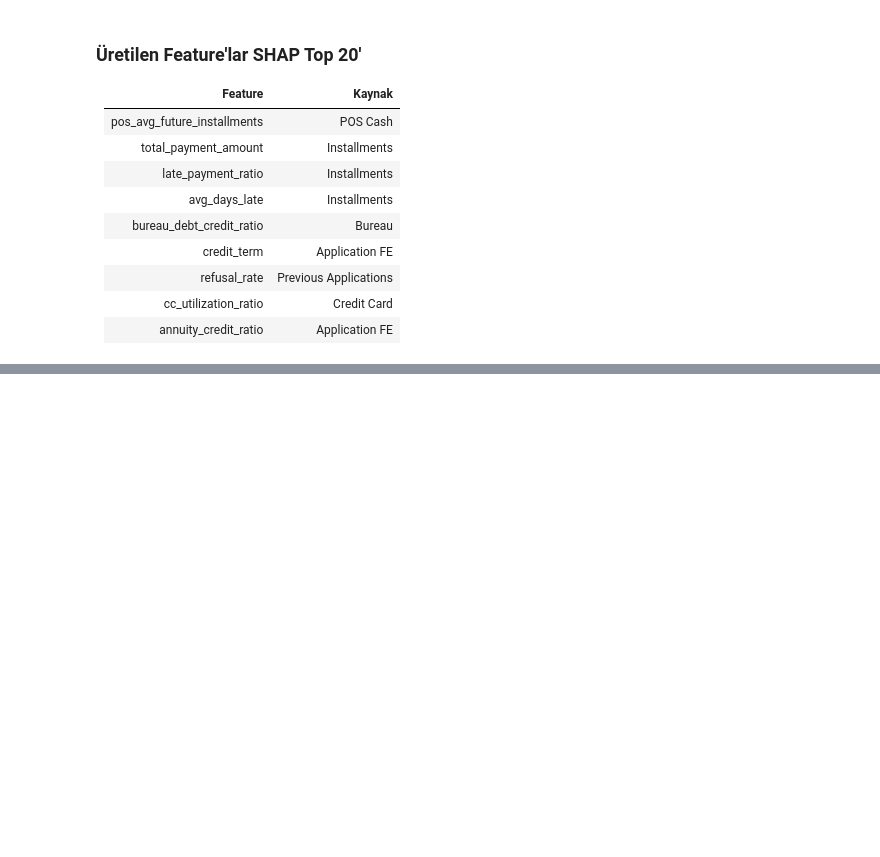
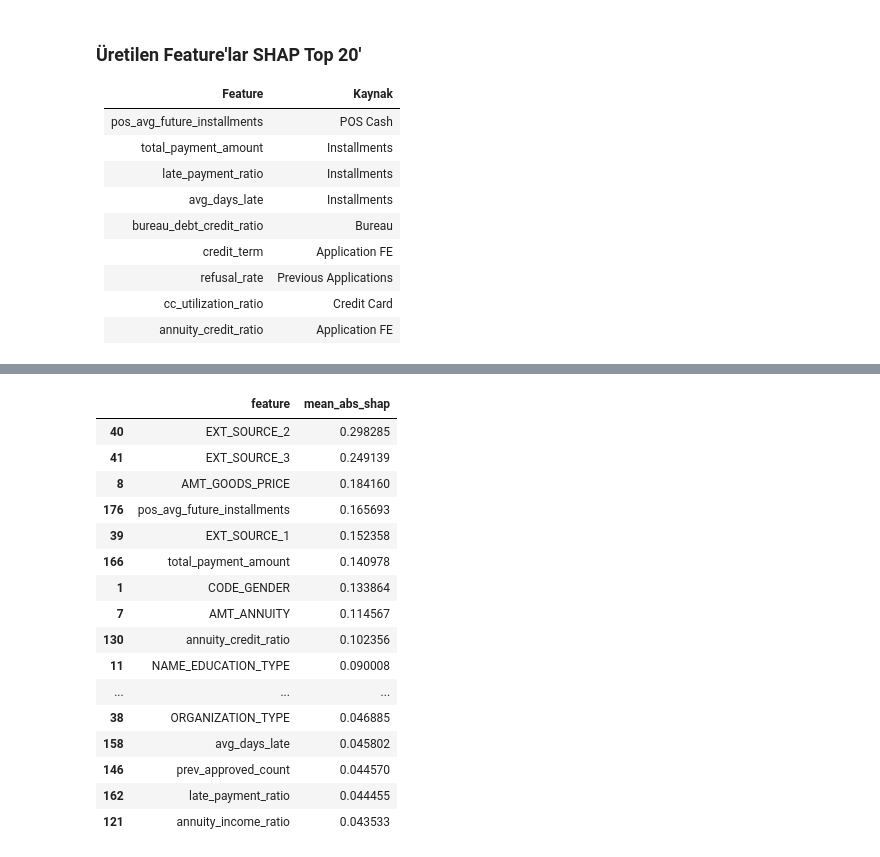
Before and after one commit to rabiadurgt/creditguard-ai, a Jupyter notebook: notebooks/05_shap_analysis.ipynb, the cells around one changed output, grey strips where cells are left out. Saved outputs shown, nothing was run; the diff lists cells and outputs as text; code cells hidden in the pictures; blank space fills up the shorter version.

```diff
--- a/notebooks/05_shap_analysis.ipynb
+++ b/notebooks/05_shap_analysis.ipynb
@@ -99,0 +150,35 @@ shap.summary_plot(
+# %%
+import numpy as np
+
+shap_importance = pd.DataFrame({
+    "feature": sample.columns,
+    "mean_abs_shap": np.abs(shap_values).mean(axis=0)
+})
+
+shap_importance = (
+    shap_importance
+    .sort_values(
+        "mean_abs_shap",
+        ascending=False
+    )
+)
+
+shap_importance.head(30)
+# %% [output]
+|  | feature | mean_abs_shap |
+| 40 | EXT_SOURCE_2 | 0.298285 |
+| 41 | EXT_SOURCE_3 | 0.249139 |
+| 8 | AMT_GOODS_PRICE | 0.184160 |
+| 176 | pos_avg_future_installments | 0.165693 |
+| 39 | EXT_SOURCE_1 | 0.152358 |
+| 166 | total_payment_amount | 0.140978 |
+| 1 | CODE_GENDER | 0.133864 |
+| 7 | AMT_ANNUITY | 0.114567 |
+| 130 | annuity_credit_ratio | 0.102356 |
+| 11 | NAME_EDUCATION_TYPE | 0.090008 |
+| ... | ... | ... |
+| 38 | ORGANIZATION_TYPE | 0.046885 |
+| 158 | avg_days_late | 0.045802 |
+| 146 | prev_approved_count | 0.044570 |
+| 162 | late_payment_ratio | 0.044455 |
+| 121 | annuity_income_ratio | 0.043533 |
```
Also changed, not shown: parts of 6 cells of this notebook, 16 other files.
